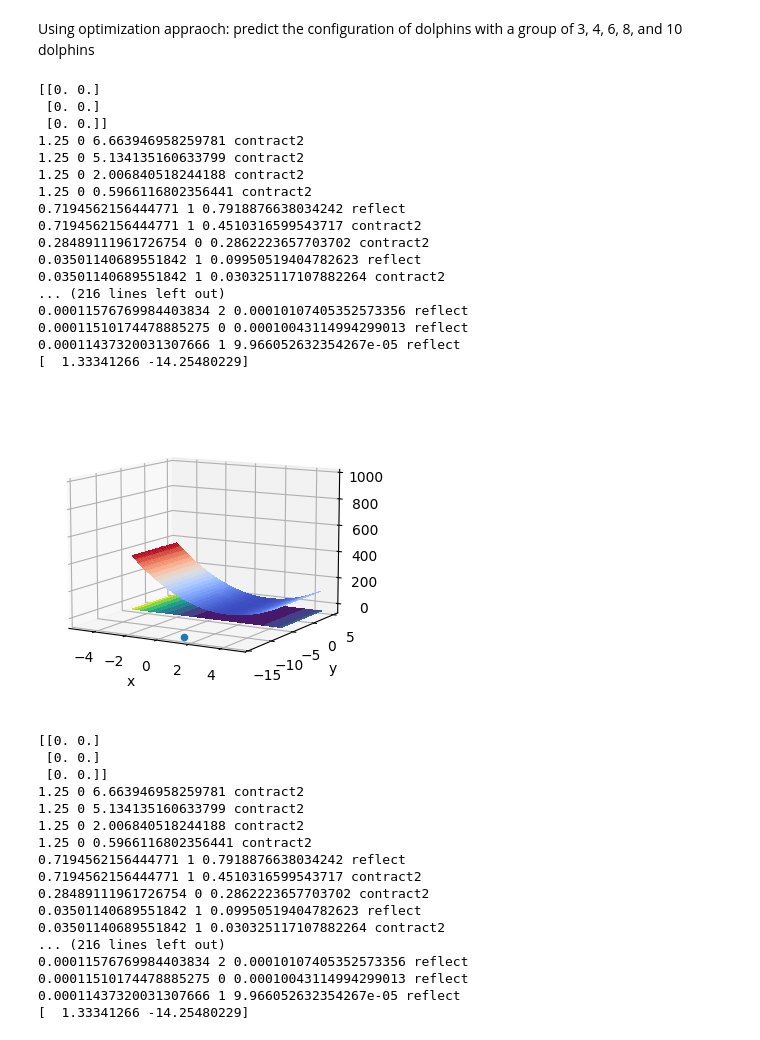
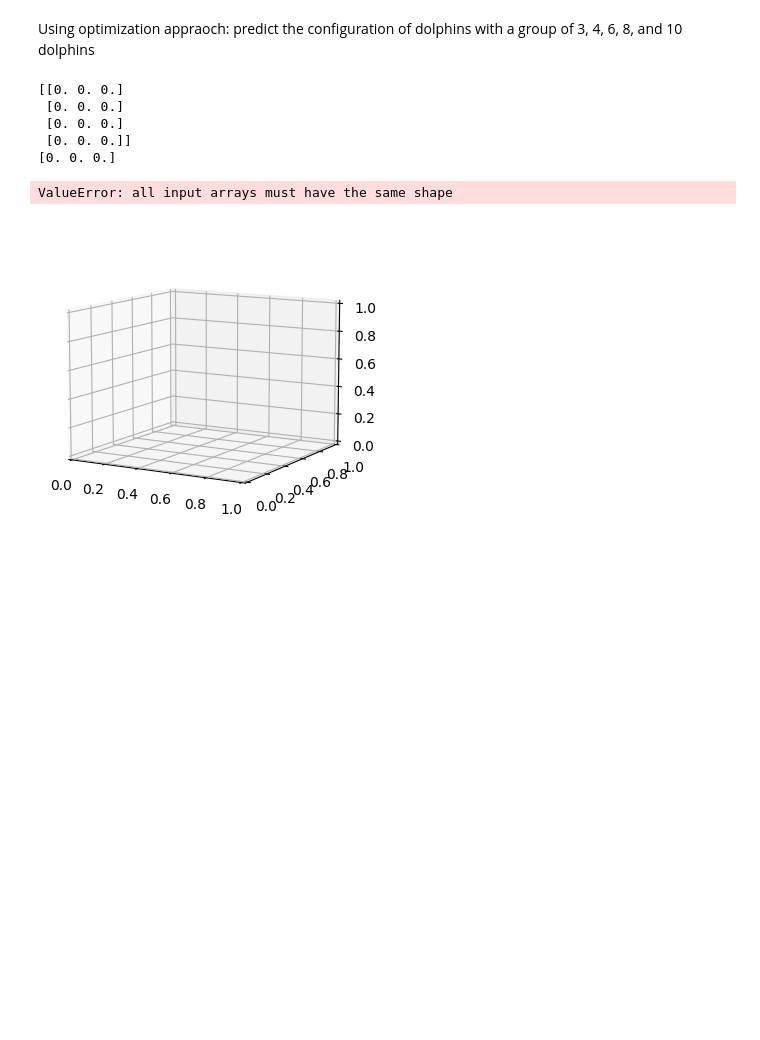
Before and after one commit to PeterK-UWP/Computational_Python, a Jupyter notebook: final_exam/dolphins.ipynb, the cells around one changed output. Saved outputs shown, nothing was run; the diff lists cells and outputs as text; code cells hidden in the pictures; blank space fills up the shorter version.

```diff
--- a/final_exam/dolphins.ipynb
+++ b/final_exam/dolphins.ipynb
@@ -13,10 +13,10 @@ class Nelder_Mead:
         self.simplex = np.zeros(dim*(dim + 1))
         self.simplex = np.reshape(self.simplex, (dim + 1, dim))
         self.param = param
-        self.cost_func = dolphin_group
+        self.cost_func = dolphin_group  # fix the cost function
         self.val = np.zeros(dim + 1)
 
-        # edit parameters for dolphin
+        # accepted values to use
         self.alpha = 1.0
         self.beta = 0.5
         self.gamma = 0.5
@@ -82,7 +82,7 @@ class Nelder_Mead:
         square_average /= self.dim
         return np.sqrt(np.abs(square_average - average*average))
 
-    def nelder_mead_step(self):
+    def nelder_mead_step(self): # modify this
         max_original, min_original = self.max_min()
         max_second = self.sorted_index(-2)
         p_bar = self.centroid()
@@ -153,75 +153,56 @@ class Nelder_Mead:
         rms = 1.0
         while rms > 1e-4:
             val, index, rms, step_name = self.nelder_mead_step()
-            print(val, index, rms, step_name)
+            #print(val, index, rms, step_name)
         return nm.simplex[index]
 
 
 def dolphin_group(x, p):
-    return (p[0] * x[0] - p[1]) **2 + (p[2] * x[1] - p[3]) **-2
+    #return (p[0]*x[0])**2 + (p[1]*x[1])**2
+    #if dolphins too far away, cost = p**2
+    #elif dolphins too close, cost = p**-2
+    return (p[0] * x[0] - p[1]) **2 + (p[2] * x[1] - p[3]) **2 + (p[3] * x[2])**2
 
 group_size = [3, 4, 6, 8, 10]
 for i in group_size:
-    nm = Nelder_Mead(2, dolphin_group, group_size)
-    v, s = nm.get(0, [1, 1])
-    v, s = nm.get(1, [6, 0])
-    v, s = nm.get(2, [0, 3])
+    nm = Nelder_Mead(3, dolphin_group, group_size) # 3 dim
+    # 3n coordinates where n is the number of dolphins. find the cost function.
+    # resize in numpy (convienent not needed)
+    # cost function p^2 or p^-2
+    # more than one solution is possible
+    # 4 dolphins have one group tetrahedron
+    v, s = nm.get(0, [1, 1, 2])  # value, simplex
+    v, s = nm.get(1, [6, 0, 0])
+    v, s = nm.get(2, [0, 3, 0])
     x = nm.optimize()
     print(x)
 
     X = np.arange(-5, 5, 0.25)
     Y = np.arange(-5, 5, 0.25)
+    Z = np.arange(-5, 5, 0.25)
     XX = [[xx for yy in Y] for xx in X]
     XX = [xx for yy in XX for xx in yy]
     YY = [[yy for yy in Y] for xx in X]
     YY = [xx for yy in YY for xx in yy]
-    ZZ = [[dolphin_group((xx, yy), group_size) for xx in Y] for yy in X]
+    ZZ = [[dolphin_group((xx, yy, zz), group_size) for xx in Y] for yy in X]
     ZZ1 = [zz for z in ZZ for zz in z]
 
     fig = plt.figure(figsize=(8, 4))
     ax = plt.axes(projection="3d")
     ax.view_init(10, -60)
     surface = ax.plot_trisurf(YY, XX, ZZ1, cmap=cm.coolwarm, linewidth=0, antialiased=False)
-    xp, yp, zp = x[0], x[1], -50
+    xp, yp, zp = x[0], x[1], x[2] # -50
     ax.scatter(xp, yp, zp)
-    ax.contourf(X, Y, ZZ, offset=-50.0)
+    ax.contourf(X, Y, ZZ, offset=-50.0) ## ZZ used here
     ax.set_zlim([-50, 1000])
     ax.set_xlabel('x')
     ax.set_ylabel('y')
     plt.show()
 # %% [output]
-[[0. 0.]
- [0. 0.]
- [0. 0.]]
-1.25 0 6.663946958259781 contract2
-1.25 0 5.134135160633799 contract2
-1.25 0 2.006840518244188 contract2
-1.25 0 0.5966116802356441 contract2
-0.7194562156444771 1 0.7918876638034242 reflect
-0.7194562156444771 1 0.4510316599543717 contract2
-0.28489111961726754 0 0.2862223657703702 contract2
-0.03501140689551842 1 0.09950519404782623 reflect
-0.03501140689551842 1 0.030325117107882264 contract2
-... (216 lines left out)
-0.00011576769984403834 2 0.00010107405352573356 reflect
-0.00011510174478885275 0 0.00010043114994299013 reflect
-0.00011437320031307666 1 9.966052632354267e-05 reflect
-[  1.33341266 -14.25480229]
+[[0. 0. 0.]
+ [0. 0. 0.]
+ [0. 0. 0.]
+ [0. 0. 0.]]
+[0. 0. 0.]
+ValueError: all input arrays must have the same shape
-[figure, old version]
+[figure, new version]
-[[0. 0.]
- [0. 0.]
- [0. 0.]]
-1.25 0 6.663946958259781 contract2
-1.25 0 5.134135160633799 contract2
-1.25 0 2.006840518244188 contract2
-1.25 0 0.5966116802356441 contract2
-0.7194562156444771 1 0.7918876638034242 reflect
-0.7194562156444771 1 0.4510316599543717 contract2
-0.28489111961726754 0 0.2862223657703702 contract2
-0.03501140689551842 1 0.09950519404782623 reflect
-0.03501140689551842 1 0.030325117107882264 contract2
-... (216 lines left out)
-0.00011576769984403834 2 0.00010107405352573356 reflect
-0.00011510174478885275 0 0.00010043114994299013 reflect
-0.00011437320031307666 1 9.966052632354267e-05 reflect
-[  1.33341266 -14.25480229]
```
Also changed, not shown: parts of 1 cell of this notebook, 6 other files.
